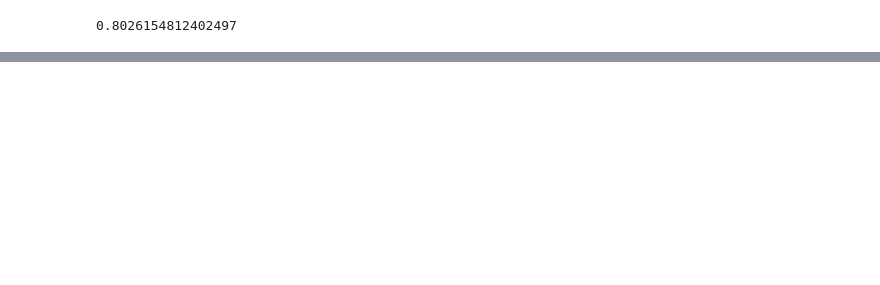
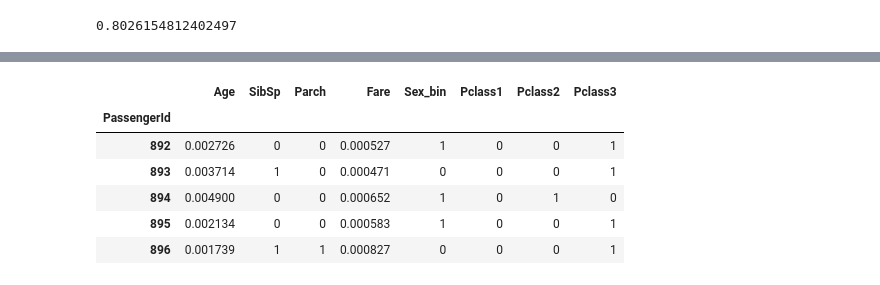
Before and after one commit to maniaclogic/titanic_model, a Jupyter notebook: Titanic.ipynb, the cells around one changed output, grey strips where cells are left out. Cells and saved outputs as stored; diff of their text form; code cells hidden in the pictures; blank space fills up the shorter version.

```diff
--- a/Titanic.ipynb
+++ b/Titanic.ipynb
@@ -311,0 +338,3 @@ print("80% confidence interval: {} -{}".format(ci80[0], ci80[-1]))
+# %%
+age = dfp['Age'].mean()
+dfp['Age'].fillna(age, inplace=True)
@@ -311,0 +346,23 @@ print("80% confidence interval: {} -{}".format(ci80[0], ci80[-1]))
+# %%
+dfp['Fare'].fillna(0.0, inplace=True)
+dfp['Sex_bin'] = [1 if x =='male' else 0 for x in dfp['Sex']]
+del dfp['Sex']
+# %%
+Pc = dfp['Pclass']
+Pclass_bin = pd.get_dummies(Pc)
+Pclass_bin.columns = ['Pclass1', 'Pclass2', 'Pclass3']
+dfp = pd.concat([dfp, Pclass_bin], axis=1)
+del dfp['Pclass']
+# %%
+dfp['Age'] = dfp['Age'].apply(lambda x: x / dfp['Age'].sum())
+dfp['Fare'] = dfp['Fare'].apply(lambda x: x / dfp['Fare'].sum())
+# %%
+dfp.head()
+# %% [output]
+|  | Age | SibSp | Parch | Fare | Sex_bin | Pclass1 | Pclass2 | Pclass3 |
+| PassengerId |  |  |  |  |  |  |  |  |
+| 892 | 0.002726 | 0 | 0 | 0.000527 | 1 | 0 | 0 | 1 |
+| 893 | 0.003714 | 1 | 0 | 0.000471 | 0 | 0 | 0 | 1 |
+| 894 | 0.004900 | 0 | 0 | 0.000652 | 1 | 0 | 1 | 0 |
+| 895 | 0.002134 | 0 | 0 | 0.000583 | 1 | 0 | 0 | 1 |
+| 896 | 0.001739 | 1 | 1 | 0.000827 | 0 | 0 | 0 | 1 |
```
Also changed, not shown: parts of 37 cells of this notebook.
